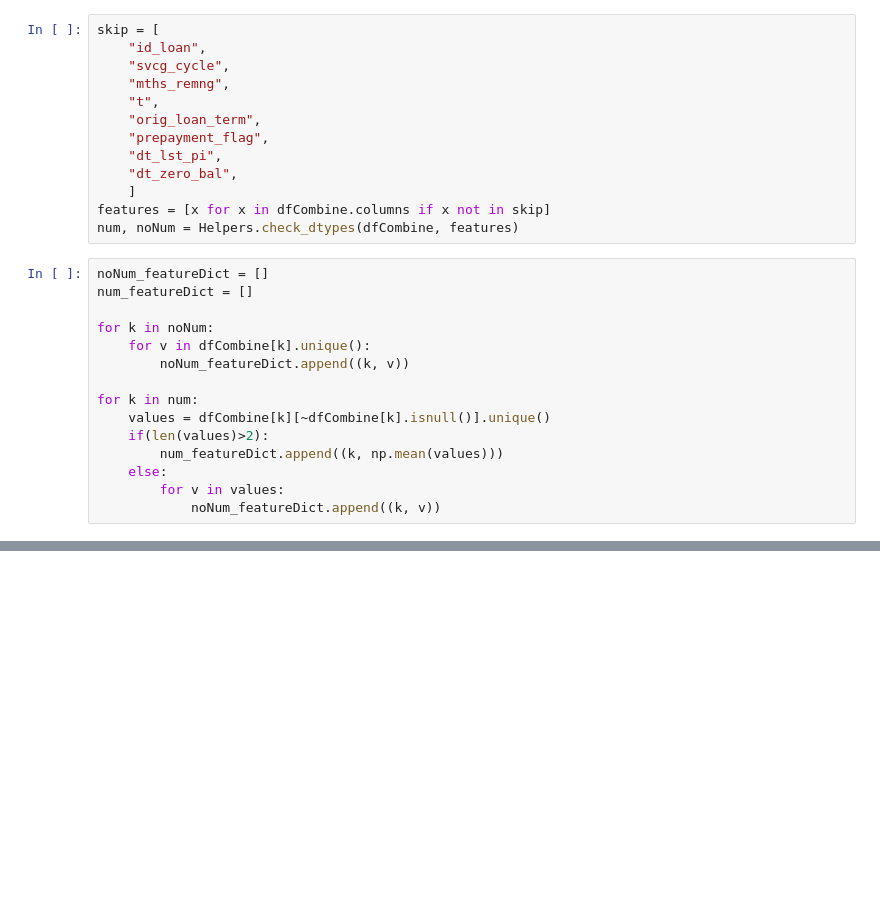
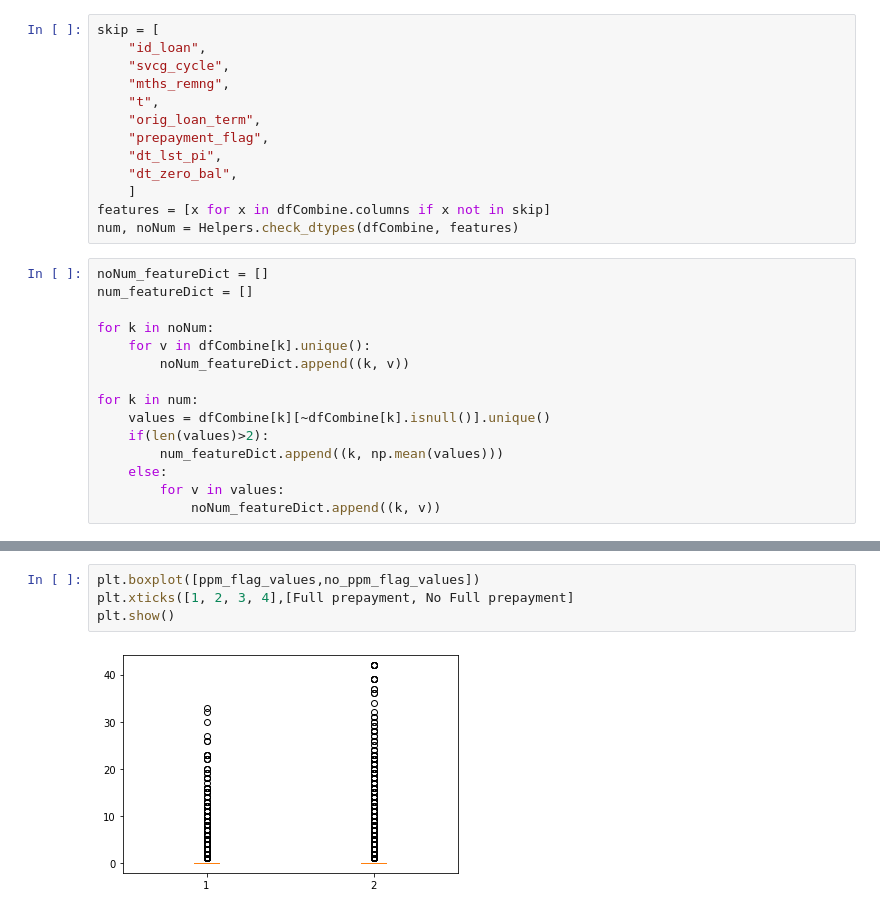
Before and after one commit to RaoulRoest/MDA_Deloitte_project, a Jupyter notebook: JupyterNotebooks/ppm_analysis_new_vars.ipynb, the cells around one changed output, grey strips where cells are left out. Cells and saved outputs as stored; diff of their text form; blank space fills up the shorter version.

```diff
--- a/JupyterNotebooks/ppm_analysis_new_vars.ipynb
+++ b/JupyterNotebooks/ppm_analysis_new_vars.ipynb
@@ -195,0 +200,6 @@ plt.hist(no_ppm_flag_values)
+# %%
+plt.boxplot([ppm_flag_values,no_ppm_flag_values])
+plt.xticks([1, 2, 3, 4],[Full prepayment, No Full prepayment]
+plt.show()
+# %% [output]
+[figure, added]
```
Also changed, not shown: parts of 6 cells of this notebook, 9 other files.
